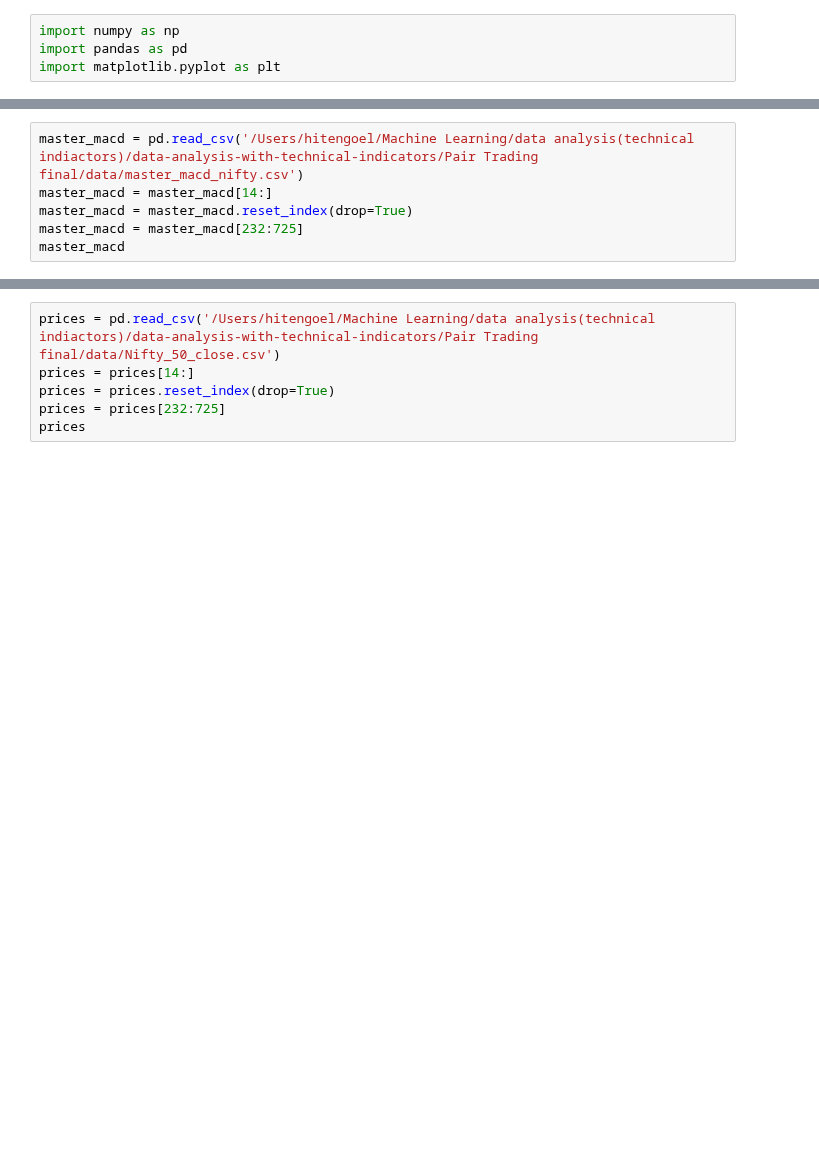
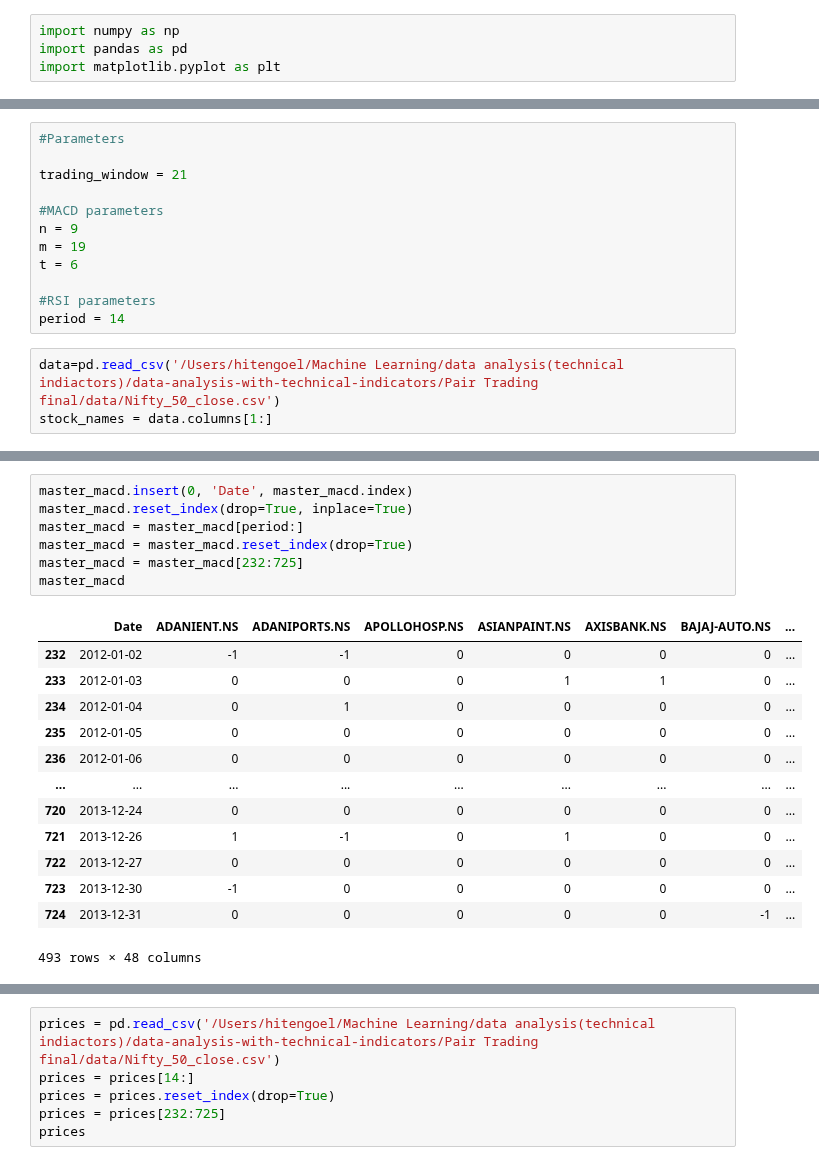
Before and after one commit to vedant2423/data-analysis-with-technical-indicators, a Jupyter notebook: Pair Trading final/notebooks/MACD + rsi strat.ipynb, the cells around one changed output, grey strips where cells are left out. Saved outputs shown, nothing was run; the diff lists cells and outputs as text; blank space fills up the shorter version.

```diff
--- a/Pair Trading final/notebooks/MACD + rsi strat.ipynb
+++ b/Pair Trading final/notebooks/MACD + rsi strat.ipynb
@@ -13,6 +20,15 @@ trading_window = 21
+# %%
+#Parameters
+
+trading_window = 21
+
+#MACD parameters
+n = 9
+m = 19
+t = 6
+
+#RSI parameters
+period = 14
 # %%
-master_macd = pd.read_csv('/Users/hitengoel/Machine Learning/data analysis(technical indiactors)/data-analysis-with-technical-indicators/Pair Trading final/data/master_macd_nifty.csv')
-master_macd = master_macd[14:]
-master_macd = master_macd.reset_index(drop=True)
-master_macd = master_macd[232:725]
-master_macd
+data=pd.read_csv('/Users/hitengoel/Machine Learning/data analysis(technical indiactors)/data-analysis-with-technical-indicators/Pair Trading final/data/Nifty_50_close.csv')
+stock_names = data.columns[1:]
@@ -50,0 +88,21 @@ master_rsi
+# %%
+master_macd.insert(0, 'Date', master_macd.index)
+master_macd.reset_index(drop=True, inplace=True)
+master_macd = master_macd[period:]
+master_macd = master_macd.reset_index(drop=True)
+master_macd = master_macd[232:725]
+master_macd
+# %% [output]
+|  | Date | ADANIENT.NS | ADANIPORTS.NS | APOLLOHOSP.NS | ASIANPAINT.NS | AXISBANK.NS | BAJAJ-AUTO.NS | ... |
+| 232 | 2012-01-02 | -1 | -1 | 0 | 0 | 0 | 0 | ... |
+| 233 | 2012-01-03 | 0 | 0 | 0 | 1 | 1 | 0 | ... |
+| 234 | 2012-01-04 | 0 | 1 | 0 | 0 | 0 | 0 | ... |
+| 235 | 2012-01-05 | 0 | 0 | 0 | 0 | 0 | 0 | ... |
+| 236 | 2012-01-06 | 0 | 0 | 0 | 0 | 0 | 0 | ... |
+| ... | ... | ... | ... | ... | ... | ... | ... | ... |
+| 720 | 2013-12-24 | 0 | 0 | 0 | 0 | 0 | 0 | ... |
+| 721 | 2013-12-26 | 1 | -1 | 0 | 1 | 0 | 0 | ... |
+| 722 | 2013-12-27 | 0 | 0 | 0 | 0 | 0 | 0 | ... |
+| 723 | 2013-12-30 | -1 | 0 | 0 | 0 | 0 | 0 | ... |
+| 724 | 2013-12-31 | 0 | 0 | 0 | 0 | 0 | -1 | ... |
+493 rows × 48 columns
```
Also changed, not shown: parts of 20 cells of this notebook, 1 other file.
